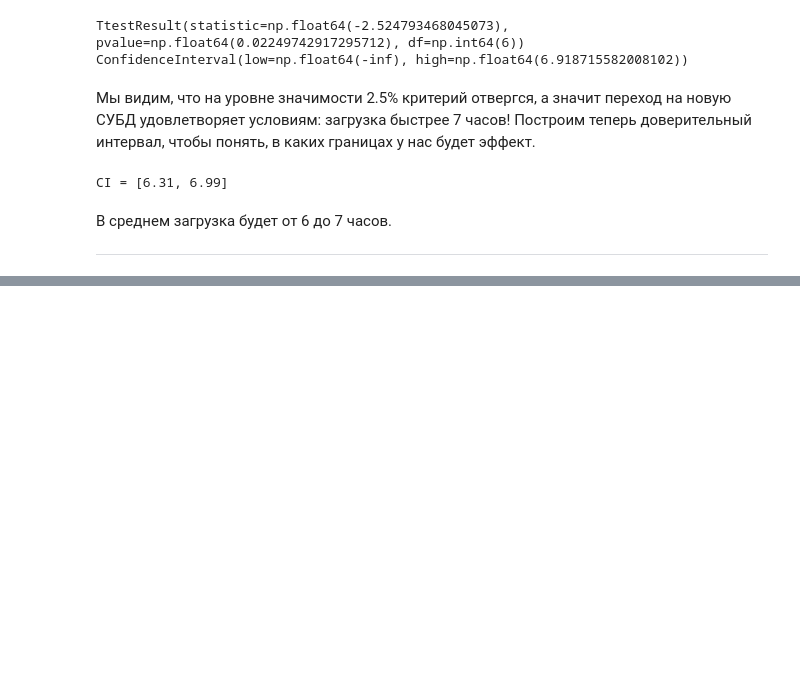
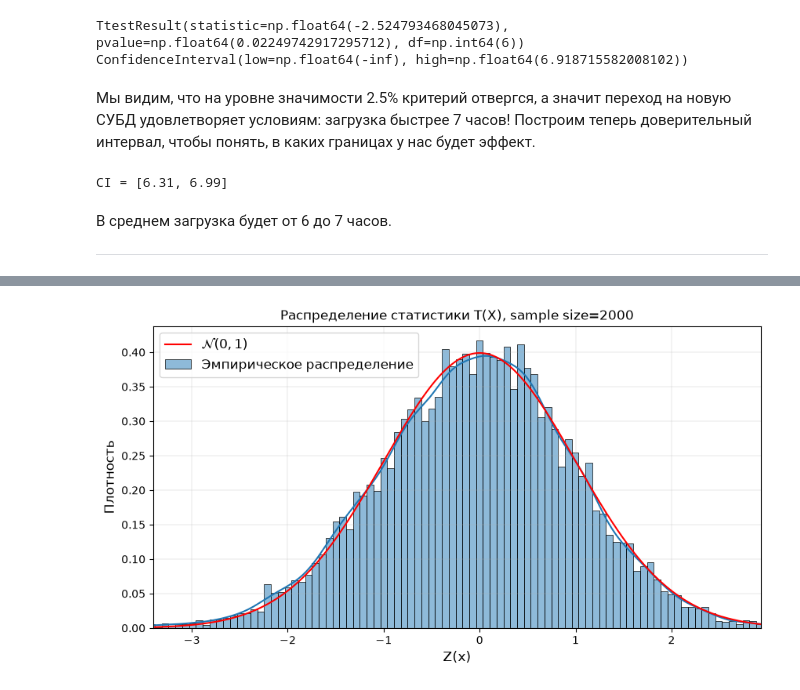
Before and after one commit to NikitaVasilev2003/Applied-statistics, a Jupyter notebook: t_test.ipynb, the cells around one changed output, grey strips where cells are left out. Cells and saved outputs as stored; diff of their text form; code cells hidden in the pictures; blank space fills up the shorter version.

Commit message:
t-test for large distribution

```diff
--- a/t_test.ipynb
+++ b/t_test.ipynb
@@ -456,0 +571,35 @@ CI = [6.31, 6.99]
+# %%
+numpy.random.seed(8)
+
+sample_size = 2000
+M = 10000
+sample_distr = expon(loc=5, scale=300)
+
+T_X = (
+    lambda sample: numpy.sqrt(sample_size)
+    * (numpy.mean(sample) - sample_distr.mean())
+    / numpy.std(sample, ddof=1)
+)
+T_sample = sample_statistics(
+    number_of_experiments=M,
+    statistic_function=T_X,
+    sample_size=sample_size,
+    sample_distr=sample_distr,
+)
+pyplot.figure(figsize=(10, 5))
+l_bound, r_bound = numpy.quantile(T_sample, [0.001, 0.999])
+
+x = numpy.linspace(l_bound, r_bound, 1000)
+pyplot.title(f"Распределение статистики T(X), sample size={sample_size}", fontsize=12)
+histplot(
+    T_sample, label="Эмпирическое распределение", kde=True, bins=100, stat="density"
+)
+pyplot.plot(x, norm(0, 1).pdf(x), label=r"$\mathcal{N}(0, 1)$", color="red")
+pyplot.legend(fontsize=12)
+pyplot.xlabel(f"{name}", fontsize=12)
+pyplot.ylabel("Плотность", fontsize=12)
+pyplot.xlim(l_bound, r_bound)
+pyplot.grid(linewidth=0.2)
+pyplot.show()
+# %% [output]
+[figure, added]
```
Also changed, not shown: parts of 27 cells of this notebook, 1 other file.
